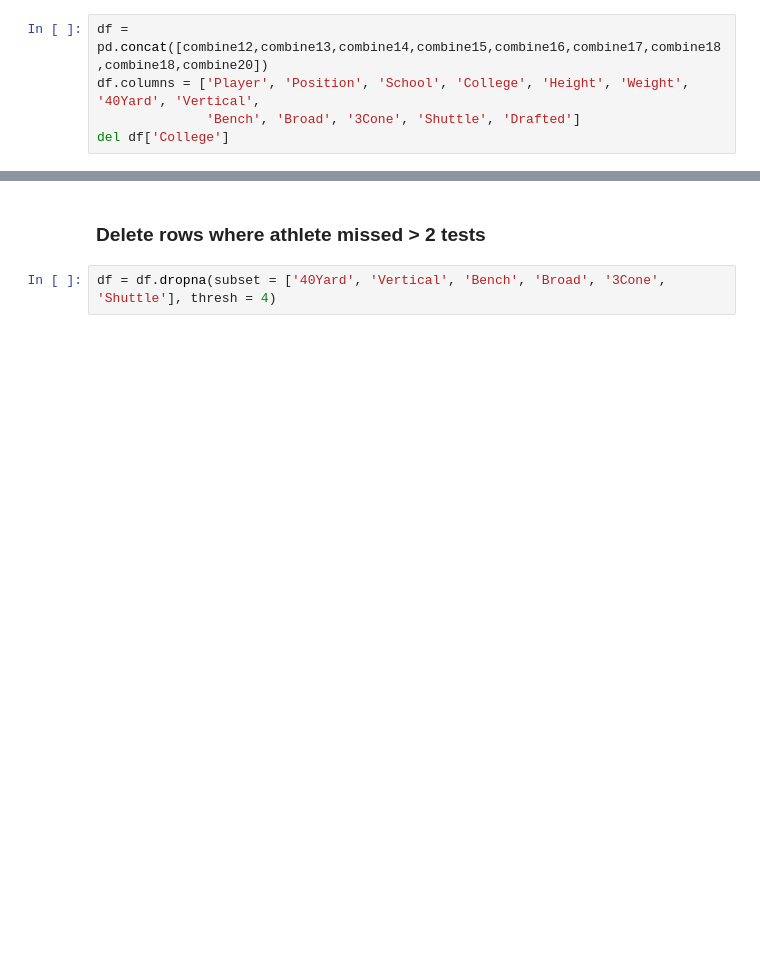
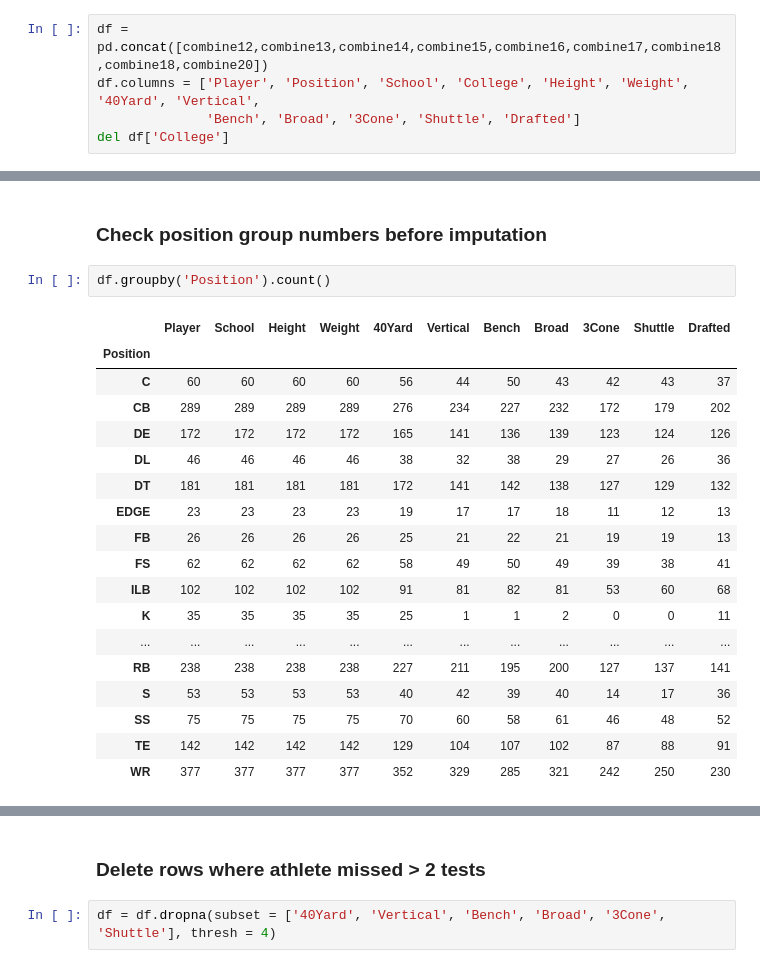
Before and after one commit to b-gar/NFL-Combine, a Jupyter notebook: combine.ipynb, the cells around one changed output, grey strips where cells are left out. Saved outputs shown, nothing was run; the diff lists cells and outputs as text; blank space fills up the shorter version.

```diff
--- a/combine.ipynb
+++ b/combine.ipynb
@@ -39,0 +146,23 @@ del df['College']
+# %% [markdown]
+### Check position group numbers before imputation
+# %%
+df.groupby('Position').count()
+# %% [output]
+|  | Player | School | Height | Weight | 40Yard | Vertical | Bench | Broad | 3Cone | Shuttle | Drafted |
+| Position |  |  |  |  |  |  |  |  |  |  |  |
+| C | 60 | 60 | 60 | 60 | 56 | 44 | 50 | 43 | 42 | 43 | 37 |
+| CB | 289 | 289 | 289 | 289 | 276 | 234 | 227 | 232 | 172 | 179 | 202 |
+| DE | 172 | 172 | 172 | 172 | 165 | 141 | 136 | 139 | 123 | 124 | 126 |
+| DL | 46 | 46 | 46 | 46 | 38 | 32 | 38 | 29 | 27 | 26 | 36 |
+| DT | 181 | 181 | 181 | 181 | 172 | 141 | 142 | 138 | 127 | 129 | 132 |
+| EDGE | 23 | 23 | 23 | 23 | 19 | 17 | 17 | 18 | 11 | 12 | 13 |
+| FB | 26 | 26 | 26 | 26 | 25 | 21 | 22 | 21 | 19 | 19 | 13 |
+| FS | 62 | 62 | 62 | 62 | 58 | 49 | 50 | 49 | 39 | 38 | 41 |
+| ILB | 102 | 102 | 102 | 102 | 91 | 81 | 82 | 81 | 53 | 60 | 68 |
+| K | 35 | 35 | 35 | 35 | 25 | 1 | 1 | 2 | 0 | 0 | 11 |
+| ... | ... | ... | ... | ... | ... | ... | ... | ... | ... | ... | ... |
+| RB | 238 | 238 | 238 | 238 | 227 | 211 | 195 | 200 | 127 | 137 | 141 |
+| S | 53 | 53 | 53 | 53 | 40 | 42 | 39 | 40 | 14 | 17 | 36 |
+| SS | 75 | 75 | 75 | 75 | 70 | 60 | 58 | 61 | 46 | 48 | 52 |
+| TE | 142 | 142 | 142 | 142 | 129 | 104 | 107 | 102 | 87 | 88 | 91 |
+| WR | 377 | 377 | 377 | 377 | 352 | 329 | 285 | 321 | 242 | 250 | 230 |
```
Also changed, not shown: parts of 32 cells of this notebook.
